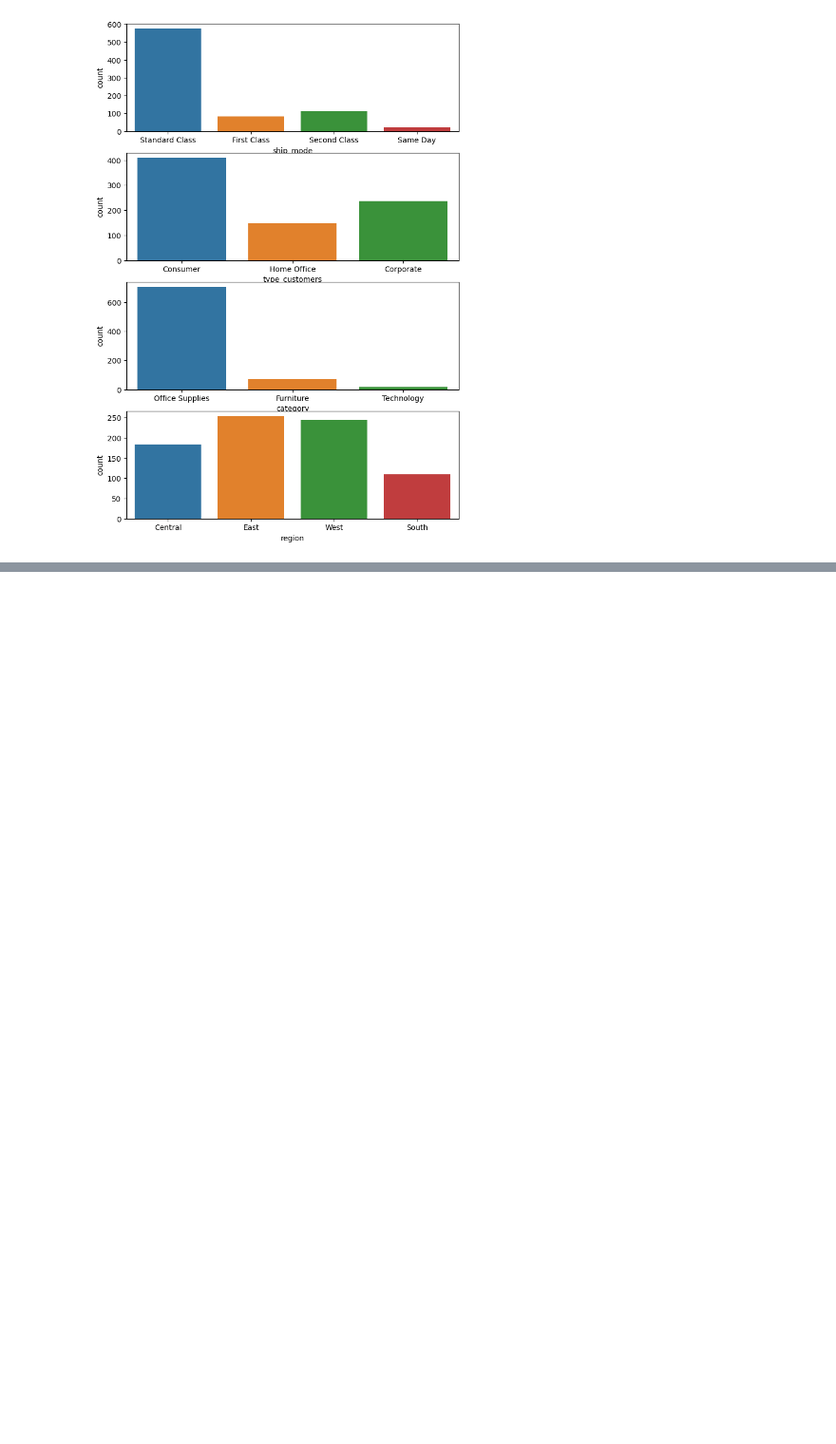
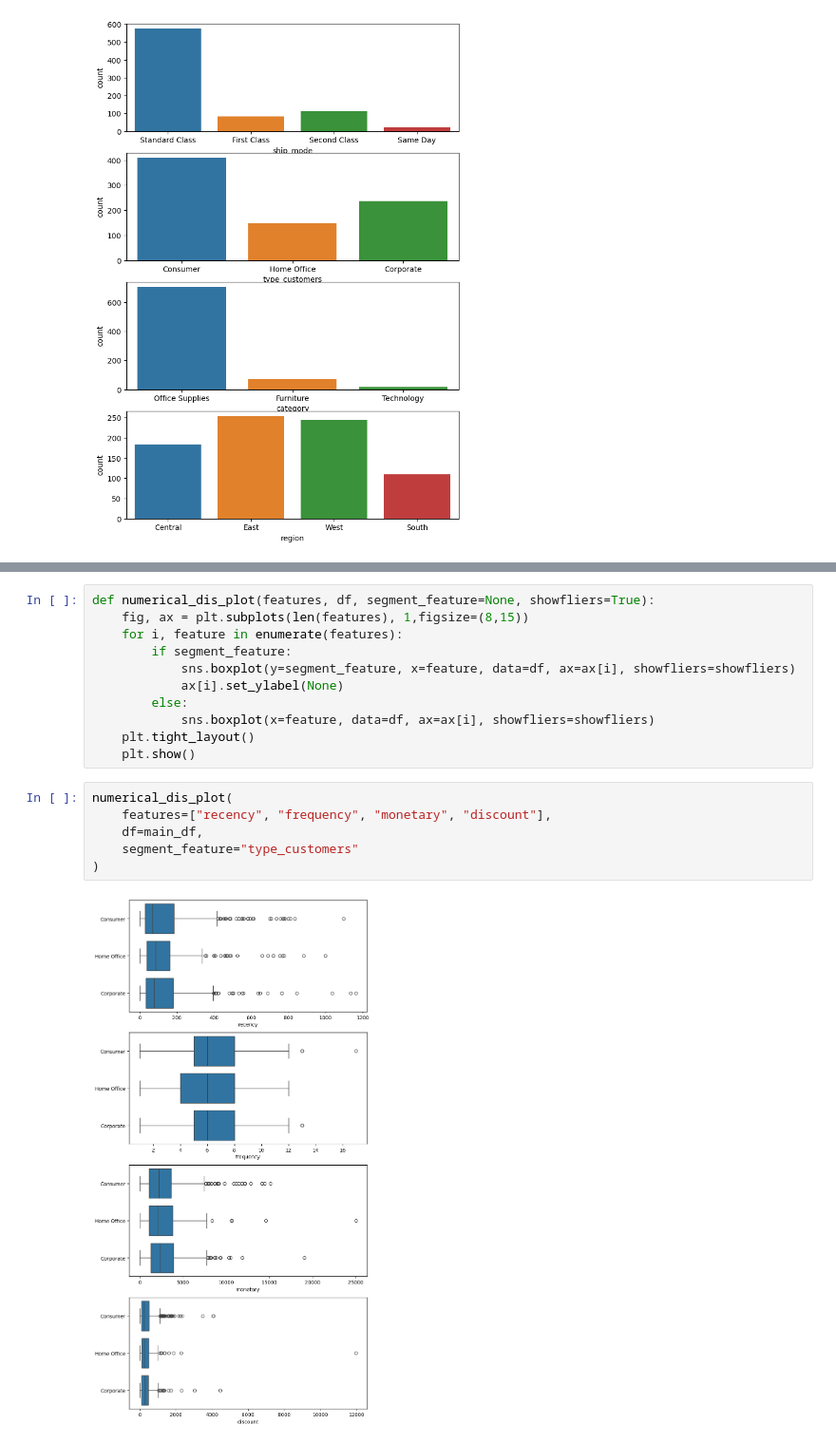
Before and after one commit to gchristiansun/customer-segmentation-analysis, a Jupyter notebook: customer_segmentation.ipynb, the cells around one changed output, grey strips where cells are left out. Shown at 95% size. Drawn from its saved outputs; the diff is of its cells as text; blank space fills up the shorter version.

```diff
--- a/customer_segmentation.ipynb
+++ b/customer_segmentation.ipynb
@@ -181,0 +201,19 @@ plt.show()
+# %%
+def numerical_dis_plot(features, df, segment_feature=None, showfliers=True):
+    fig, ax = plt.subplots(len(features), 1,figsize=(8,15))
+    for i, feature in enumerate(features):
+        if segment_feature:
+            sns.boxplot(y=segment_feature, x=feature, data=df, ax=ax[i], showfliers=showfliers)
+            ax[i].set_ylabel(None)
+        else:
+            sns.boxplot(x=feature, data=df, ax=ax[i], showfliers=showfliers)
+    plt.tight_layout()
+    plt.show()
+# %%
+numerical_dis_plot(
+    features=["recency", "frequency", "monetary", "discount"],
+    df=main_df,
+    segment_feature="type_customers"
+)
+# %% [output]
+[figure, added]
```
Also changed, not shown: parts of 7 cells of this notebook.
